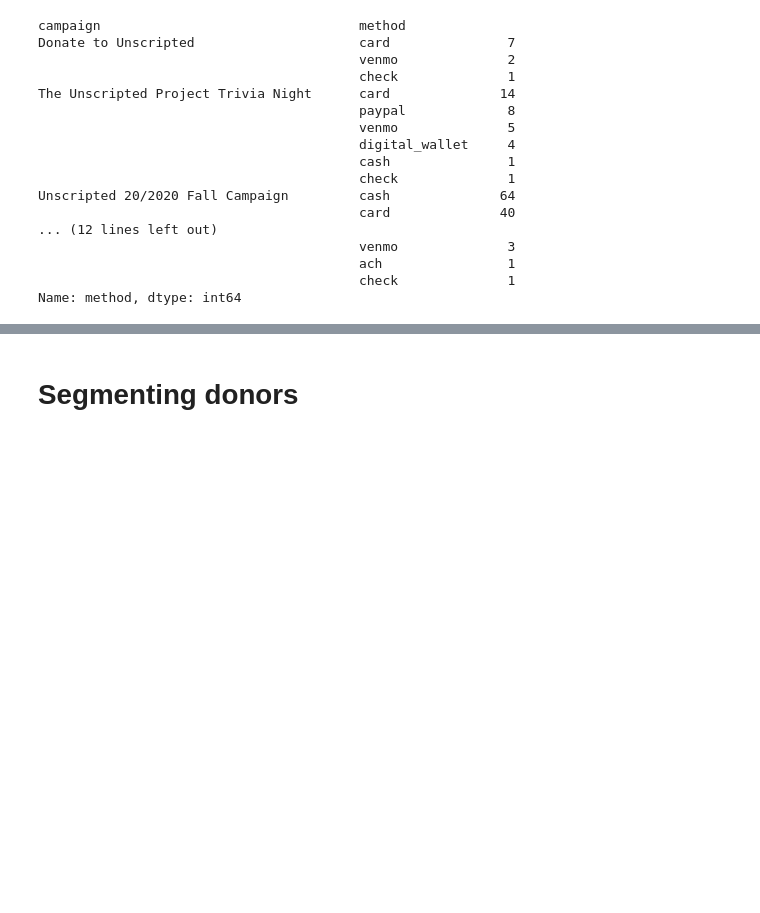
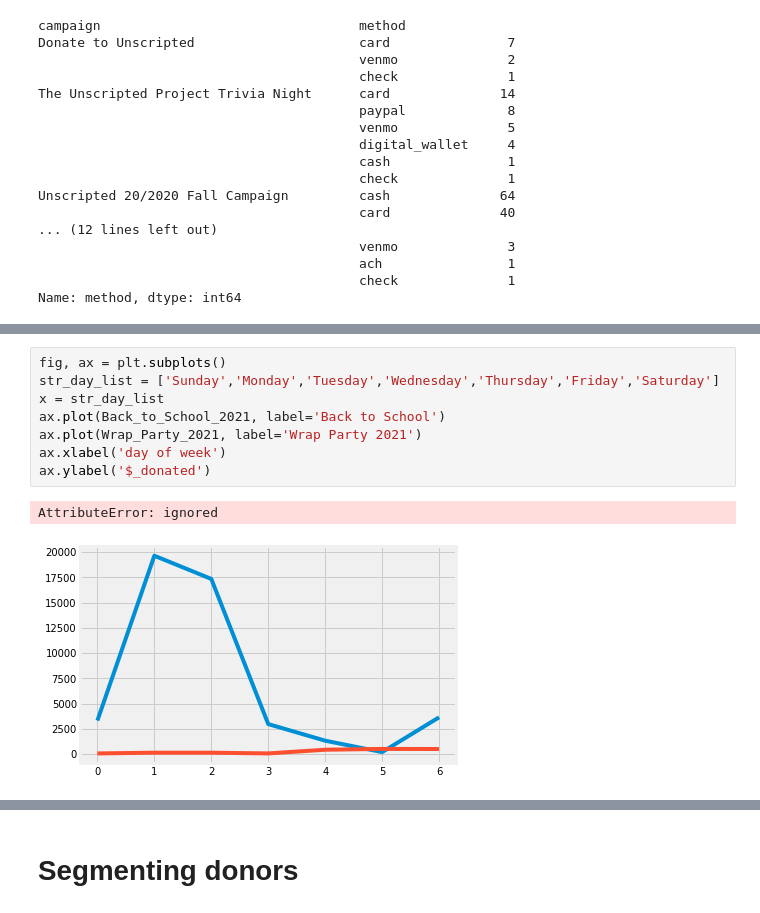
Before and after one commit to wcrowley342/Donordata, a Jupyter notebook: Donation_Data_Analysis.ipynb, the cells around one changed output, grey strips where cells are left out. Cells and saved outputs as stored; diff of their text form; blank space fills up the shorter version.

```diff
--- a/Donation_Data_Analysis.ipynb
+++ b/Donation_Data_Analysis.ipynb
@@ -388,0 +504,11 @@ Name: method, dtype: int64
+# %%
+fig, ax = plt.subplots()
+str_day_list = ['Sunday','Monday','Tuesday','Wednesday','Thursday','Friday','Saturday']
+x = str_day_list
+ax.plot(Back_to_School_2021, label='Back to School')
+ax.plot(Wrap_Party_2021, label='Wrap Party 2021')
+ax.xlabel('day of week')
+ax.ylabel('$_donated')
+# %% [output]
+AttributeError: ignored
+[figure, added]
```
Also changed, not shown: parts of 28 cells of this notebook.
